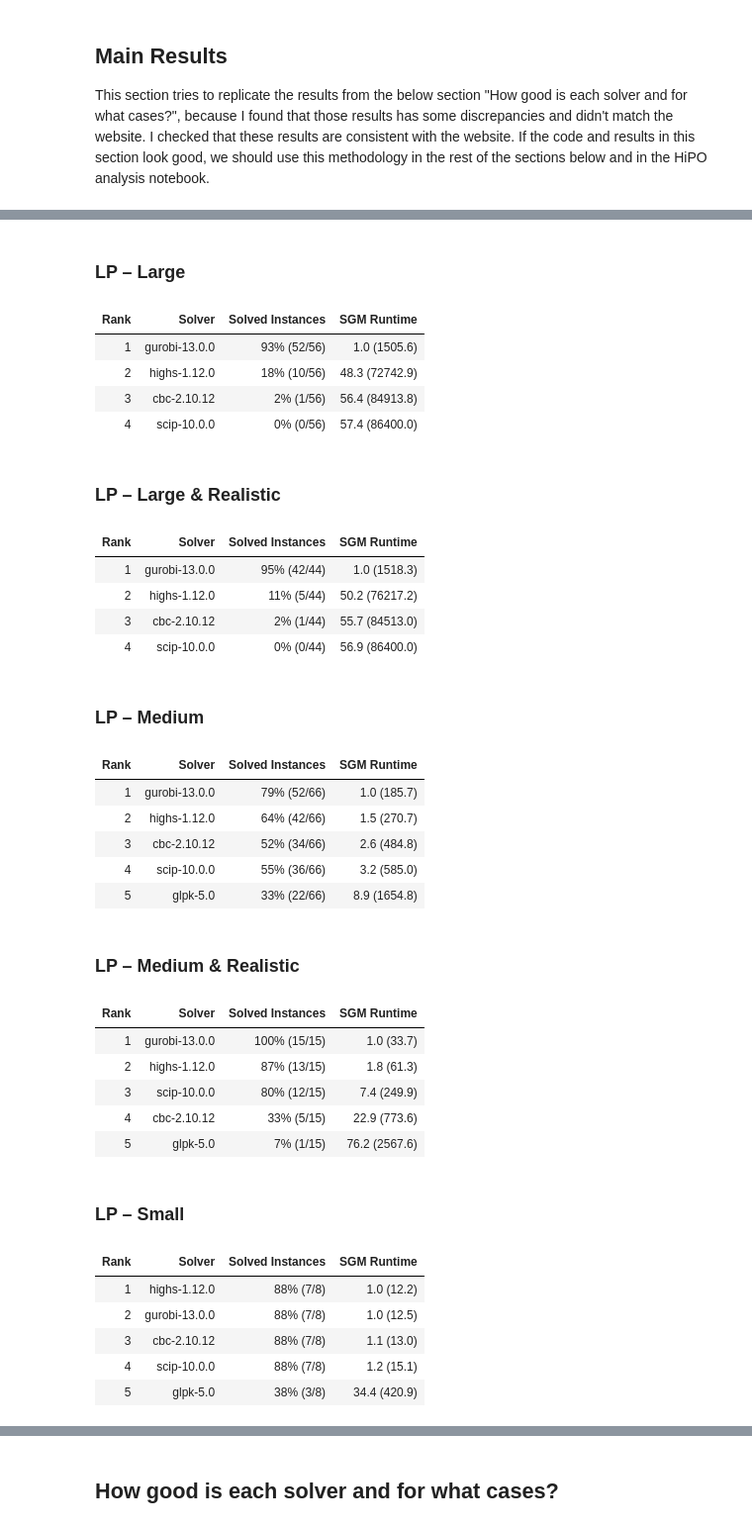
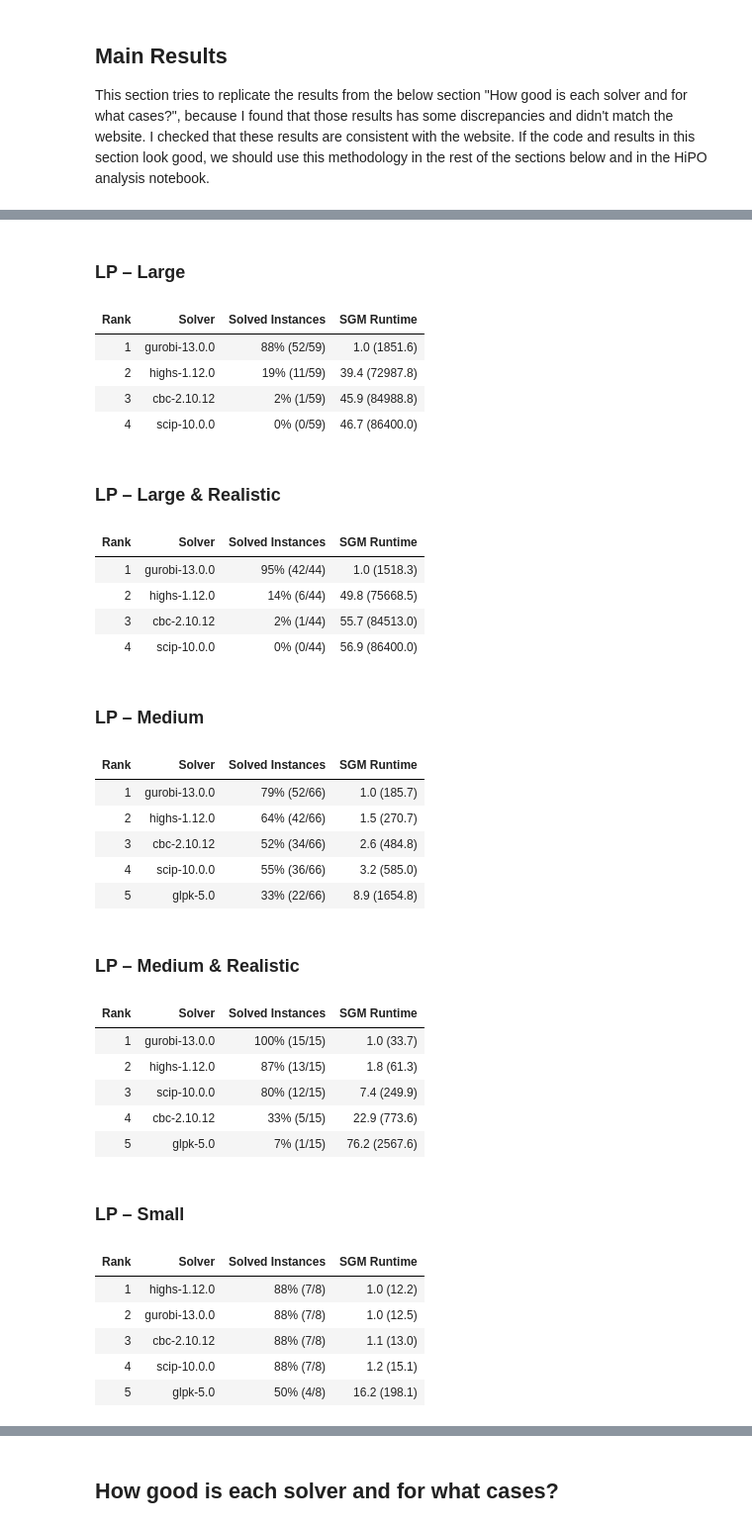
Before and after one commit to open-energy-transition/solver-benchmark, a Jupyter notebook: pocs/key-insights.ipynb, the cells around one changed output, grey strips where cells are left out. Shown at 99% size. Drawn from its saved outputs; the diff is of its cells as text; code cells hidden in the pictures.

```diff
--- a/pocs/key-insights.ipynb
+++ b/pocs/key-insights.ipynb
@@ -112,23 +58,39 @@ summary_df = pd.concat([summary_df_1, summary_df_2], ignore_index=True)
 # %%
-# For each Class & Category, rank by SGM Runtime and display table
-for (cls, cat), group in summary_df.groupby(['Class', 'Category']):
-    group = group.sort_values('SGM Runtime').reset_index(drop=True)
-    group['Rank'] = group.index + 1
-    min_sgm = group['SGM Runtime'].min()
-    group['SGM Runtime'] = group['SGM Runtime'].apply(lambda x: f'{x/min_sgm:.1f} ({x:.1f})')
+# For each class & category, compute the summary results (Solved Instances & SGM Runtime)
+
+summary_df_1 = compute_summary_results(results_extended)
+summary_df_2 = compute_summary_results(
+    results_extended.query("Realistic == True"), category_suffix=" & Realistic"
+)
+summary_df = pd.concat([summary_df_1, summary_df_2], ignore_index=True)
+
+# I sanity checked these results manually against the website's Main Results page on this branch
+# summary_df
+
+for (cls, cat), group in summary_df.groupby(["Class", "Category"]):
+    group = group.sort_values("SGM Runtime").reset_index(drop=True)
+    group["Rank"] = group.index + 1
+    min_sgm = group["SGM Runtime"].min()
+    group["SGM Runtime"] = group["SGM Runtime"].apply(
+        lambda x: f"{x / min_sgm:.1f} ({x:.1f})"
+    )
     display(Markdown(f"### {cls} – {cat}"))
-    display(group[['Rank', 'Solver', 'Solved Instances', 'SGM Runtime']].style.hide(axis="index"))
+    display(
+        group[["Rank", "Solver", "Solved Instances", "SGM Runtime"]].style.hide(
+            axis="index"
+        )
+    )
 # %% [output]
 ### LP – Large
 | Rank | Solver | Solved Instances | SGM Runtime |
-| 1 | gurobi-13.0.0 | 93% (52/56) | 1.0 (1505.6) |
-| 2 | highs-1.12.0 | 18% (10/56) | 48.3 (72742.9) |
-| 3 | cbc-2.10.12 | 2% (1/56) | 56.4 (84913.8) |
-| 4 | scip-10.0.0 | 0% (0/56) | 57.4 (86400.0) |
+| 1 | gurobi-13.0.0 | 88% (52/59) | 1.0 (1851.6) |
+| 2 | highs-1.12.0 | 19% (11/59) | 39.4 (72987.8) |
+| 3 | cbc-2.10.12 | 2% (1/59) | 45.9 (84988.8) |
+| 4 | scip-10.0.0 | 0% (0/59) | 46.7 (86400.0) |
 ### LP – Large & Realistic
 | Rank | Solver | Solved Instances | SGM Runtime |
 | 1 | gurobi-13.0.0 | 95% (42/44) | 1.0 (1518.3) |
-| 2 | highs-1.12.0 | 11% (5/44) | 50.2 (76217.2) |
+| 2 | highs-1.12.0 | 14% (6/44) | 49.8 (75668.5) |
 | 3 | cbc-2.10.12 | 2% (1/44) | 55.7 (84513.0) |
 | 4 | scip-10.0.0 | 0% (0/44) | 56.9 (86400.0) |
 ### LP – Medium
@@ -151,7 +113,7 @@ for (cls, cat), group in summary_df.groupby(['Class', 'Category']):
 | 2 | gurobi-13.0.0 | 88% (7/8) | 1.0 (12.5) |
 | 3 | cbc-2.10.12 | 88% (7/8) | 1.1 (13.0) |
 | 4 | scip-10.0.0 | 88% (7/8) | 1.2 (15.1) |
-| 5 | glpk-5.0 | 38% (3/8) | 34.4 (420.9) |
+| 5 | glpk-5.0 | 50% (4/8) | 16.2 (198.1) |
 ### MILP – Large
 | Rank | Solver | Solved Instances | SGM Runtime |
 | 1 | gurobi-13.0.0 | 100% (2/2) | 1.0 (297.2) |
```
Also changed, not shown: parts of 9 cells of this notebook, 3 other files.
